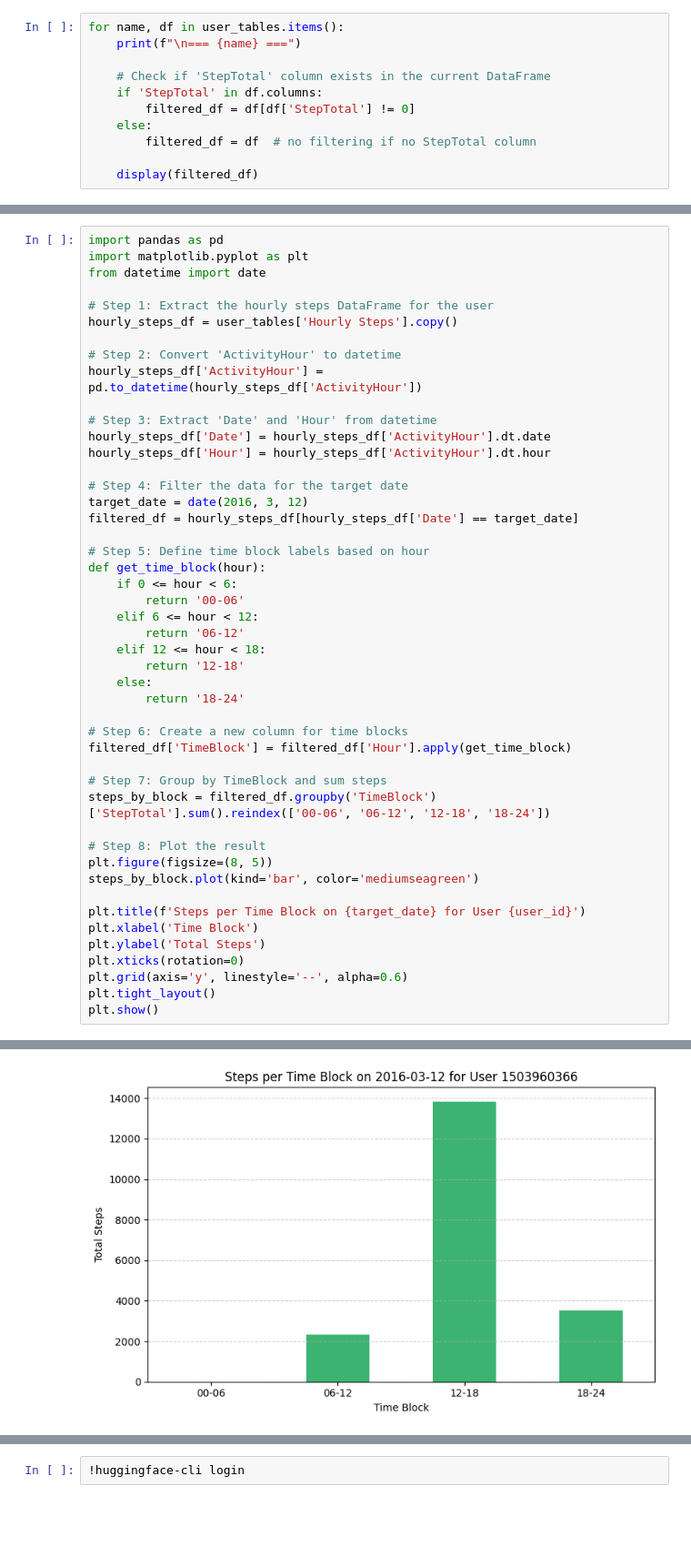
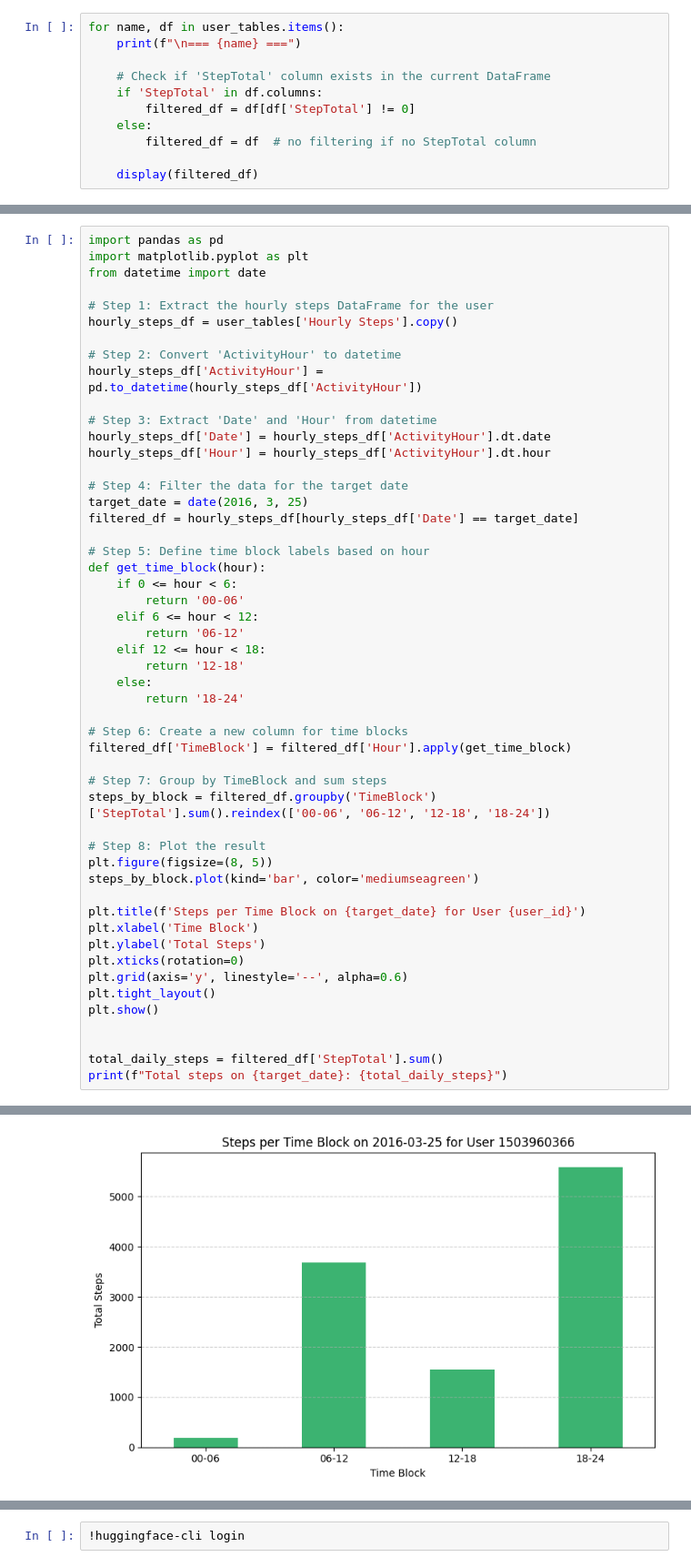
Before and after one commit to AnjaliVaghjiani/Thesis, a Jupyter notebook: DataAnalyisis.ipynb, the cells around one changed output, grey strips where cells are left out. Shown at 91% size. Saved outputs shown, nothing was run; the diff lists cells and outputs as text; blank space fills up the shorter version.

```diff
--- a/DataAnalyisis.ipynb
+++ b/DataAnalyisis.ipynb
@@ -74,7 +76,7 @@ hourly_steps_df['Date'] = hourly_steps_df['ActivityHour'].dt.date
 hourly_steps_df['Hour'] = hourly_steps_df['ActivityHour'].dt.hour
 
 # Step 4: Filter the data for the target date
-target_date = date(2016, 3, 12)
+target_date = date(2016, 3, 25)
 filtered_df = hourly_steps_df[hourly_steps_df['Date'] == target_date]
 
 # Step 5: Define time block labels based on hour
@@ -84,31 +86,35 @@ def get_time_block(hour):
     elif 6 <= hour < 12:
         return '06-12'
     elif 12 <= hour < 18:
         return '12-18'
     else:
         return '18-24'
 
 # Step 6: Create a new column for time blocks
 filtered_df['TimeBlock'] = filtered_df['Hour'].apply(get_time_block)
 
 # Step 7: Group by TimeBlock and sum steps
 steps_by_block = filtered_df.groupby('TimeBlock')['StepTotal'].sum().reindex(['00-06', '06-12', '12-18', '18-24'])
 
 # Step 8: Plot the result
 plt.figure(figsize=(8, 5))
 steps_by_block.plot(kind='bar', color='mediumseagreen')
 
 plt.title(f'Steps per Time Block on {target_date} for User {user_id}')
 plt.xlabel('Time Block')
 plt.ylabel('Total Steps')
 plt.xticks(rotation=0)
 plt.grid(axis='y', linestyle='--', alpha=0.6)
 plt.tight_layout()
 plt.show()
+
+
+total_daily_steps = filtered_df['StepTotal'].sum()
+print(f"Total steps on {target_date}: {total_daily_steps}")
 # %% [output]
 A value is trying to be set on a copy of a slice from a DataFrame.
 Try using .loc[row_indexer,col_indexer] = value instead
 
 See the caveats in the documentation: https://pandas.pydata.org/pandas-docs/stable/user_guide/indexing.html#returning-a-view-versus-a-copy
   filtered_df['TimeBlock'] = filtered_df['Hour'].apply(get_time_block)
-[figure, old version]
+[figure, new version]
```
Also changed, not shown: parts of 8 cells of this notebook.
